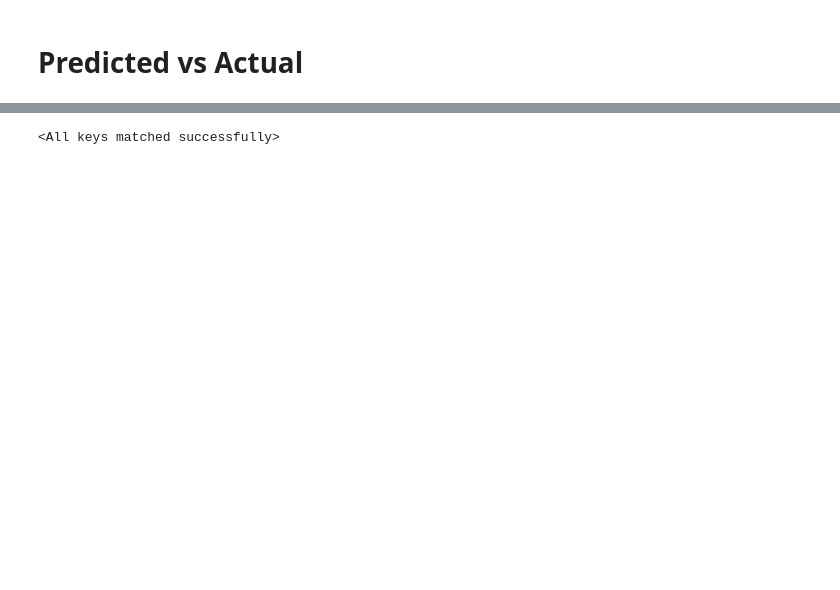
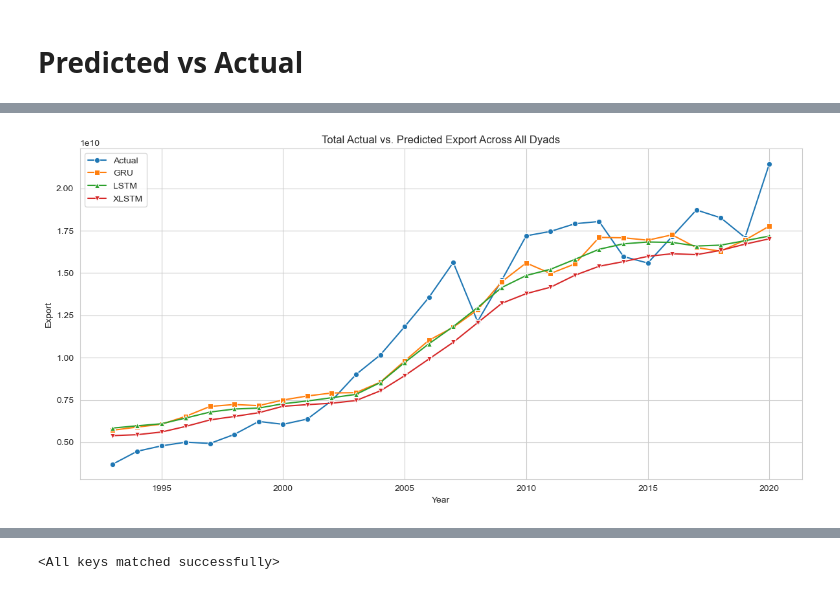
Before and after one commit to Freyness-gd/trade_under_pressure_thesis, a Jupyter notebook: src/prediction/prediction_comparison.ipynb, the cells around one changed output, grey strips where cells are left out. Drawn from its saved outputs; the diff is of its cells as text; code cells hidden in the pictures; blank space fills up the shorter version.

```diff
--- a/src/prediction/prediction_comparison.ipynb
+++ b/src/prediction/prediction_comparison.ipynb
@@ -75,20 +62,20 @@ df = df.dropna(subset=num_cols)
 # %%
-df["Year"] = df["Year"].astype(int)
+df_nn["Year"] = df_nn["Year"].astype(int)
 for col in ["dyad_id"]:
-  df[col] = pd.Categorical(df[col], categories=sorted(df[col].unique()))
+  df_nn[col] = pd.Categorical(df_nn[col], categories=sorted(df_nn[col].unique()))
 # %%
 center_columns = ["distw", "GDP_reporter", "GDP_partner", "EXPORT"]
 for col in center_columns:
-  median = df[col].median()
-  std_df = df[col].std()
-  df[col + "_centered"] = (df[col] - median) / std_df
+  median = df_nn[col].median()
+  std_df = df_nn[col].std()
+  df_nn[col + "_centered"] = (df_nn[col] - median) / std_df
 
 FEATURES += ["distw_centered"]
 # %%
 lag_cols = ["GDP_reporter_centered", "GDP_partner_centered", "sanction"]
 for col in lag_cols:
   for index in range(1, N_LAGS + 1):
-    df[f"{col}_lag{index}"] = df.groupby("dyad_id", observed=True)[col].shift(index)
+    df_nn[f"{col}_lag{index}"] = df_nn.groupby("dyad_id", observed=True)[col].shift(index)
 # %%
-df = df.dropna()
+df_nn = df_nn.dropna()
 FEATURES += [f"{c}_lag{index}" for c in lag_cols for index in range(1, N_LAGS + 1)]
@@ -94,0 +147,21 @@ FEATURES += [f"{c}_lag{index}" for c in lag_cols for index in range(1, N_LAGS +
+# %%
+
+agg = df_plot.groupby("Year")[["Actual", "GRU", "LSTM", "XLSTM"]].sum().reset_index()
+agg = agg[agg["Year"] >= 1993]
+agg = agg[agg["Year"] <= 2020]
+
+# 6) Plot them all together
+plt.figure(figsize=(12, 6))
+sns.lineplot(data=agg, x="Year", y="Actual", marker="o", label="Actual")
+sns.lineplot(data=agg, x="Year", y="GRU", marker="s", label="GRU")
+sns.lineplot(data=agg, x="Year", y="LSTM", marker="^", label="LSTM")
+sns.lineplot(data=agg, x="Year", y="XLSTM", marker="v", label="XLSTM")
+plt.title("Total Actual vs. Predicted Export Across All Dyads")
+plt.xlabel("Year")
+plt.ylabel("Export")
+plt.legend()
+plt.grid(True)
+plt.tight_layout()
+plt.show()
+# %% [output]
+[figure, added]
```
Also changed, not shown: parts of 39 cells of this notebook, 7 other files.
